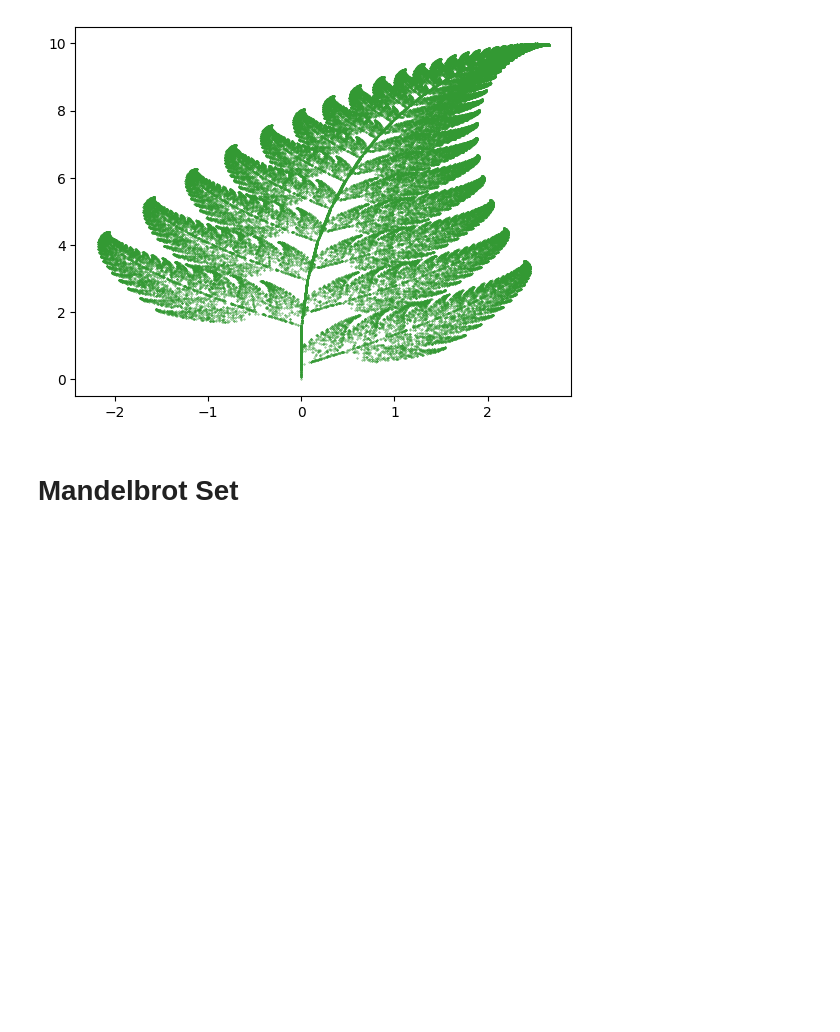
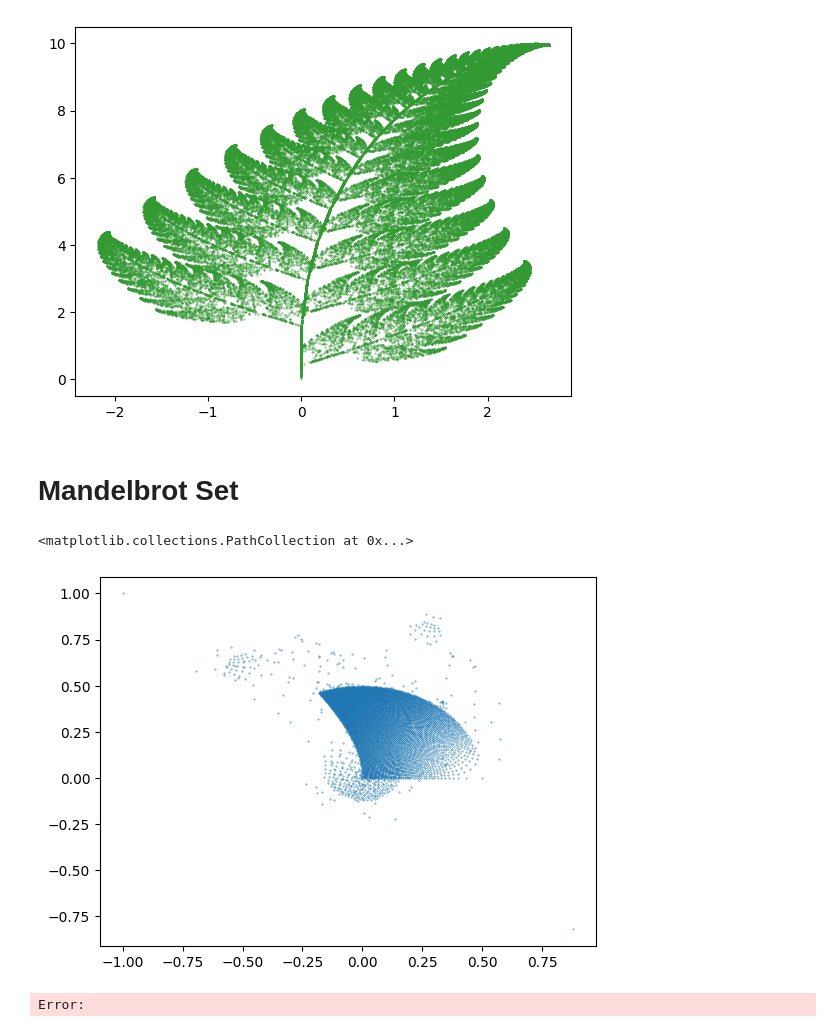
Before and after one commit to ReDedrik/PHYS_150_Project, a Jupyter notebook: main.ipynb, the cells around one changed output. Cells and saved outputs as stored; diff of their text form; code cells hidden in the pictures; blank space fills up the shorter version.

```diff
--- a/main.ipynb
+++ b/main.ipynb
@@ -45,8 +45,23 @@ plt.scatter(x_list, y_list, s= 0.1, c=[0.2, 0.6, 0.2])
 [figure]
 # %% [markdown]
 # Mandelbrot Set
-# %%
-for i_1 in range(1000):
-    for j_1 in range(1000):
-        i = i_1 / 1000
-        j = j_1 / 1000
+# %%
+max_iterations = 1000
+x_list, y_list = [], []
+for i in range(600):
+    for j in range(600):
+        x = i / 200
+        y = j / 200
+        iterations, z = 0, 0
+
+        while (abs(math.sqrt(z.real ** 2 + z.imag ** 2)) <= 2) and (iterations < max_iterations):
+            z = z**2 + complex(x, y)
+            iterations += 1
+        if iterations >= 999:
+            x_list.append(z.real)
+            y_list.append(z.imag)
+plt.scatter(x_list, y_list, s=0.1)
+# %% [output]
+<matplotlib.collections.PathCollection at 0x...>
+[figure, added]
+Error:
```
